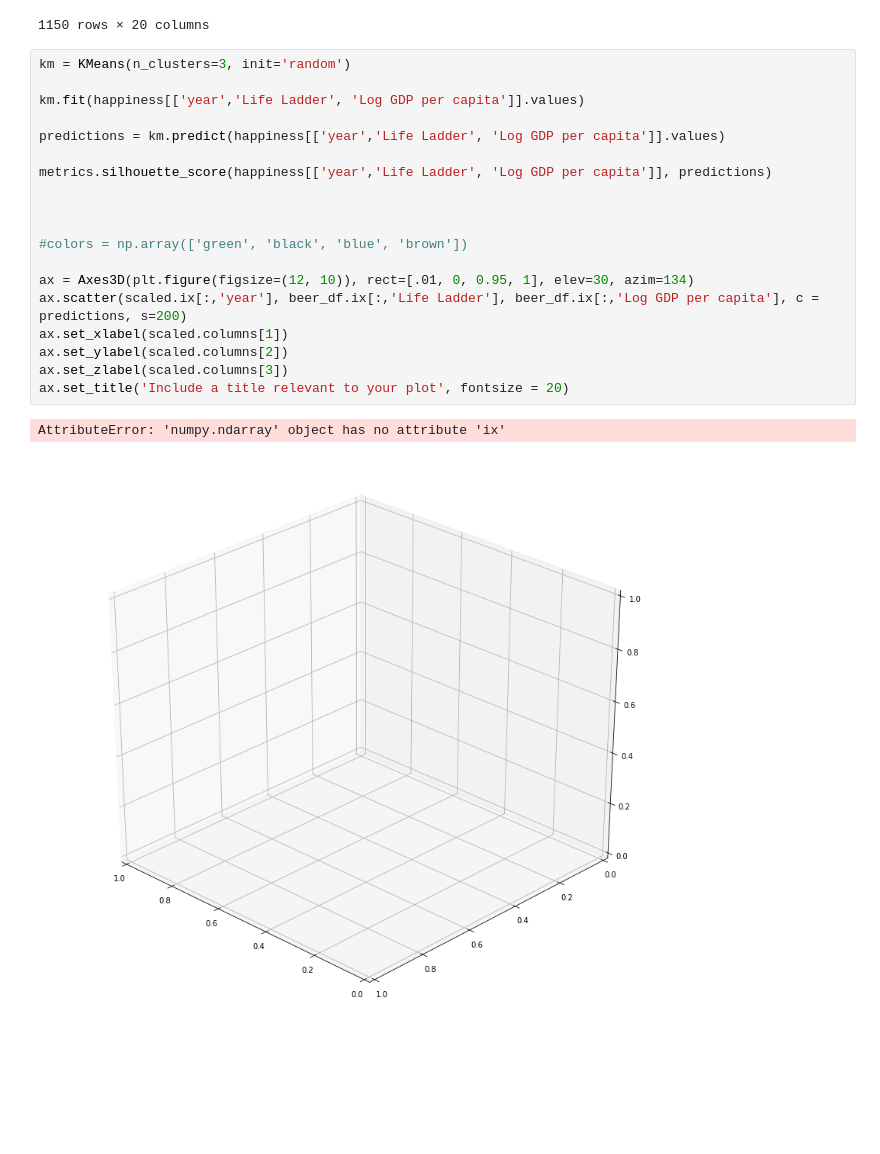
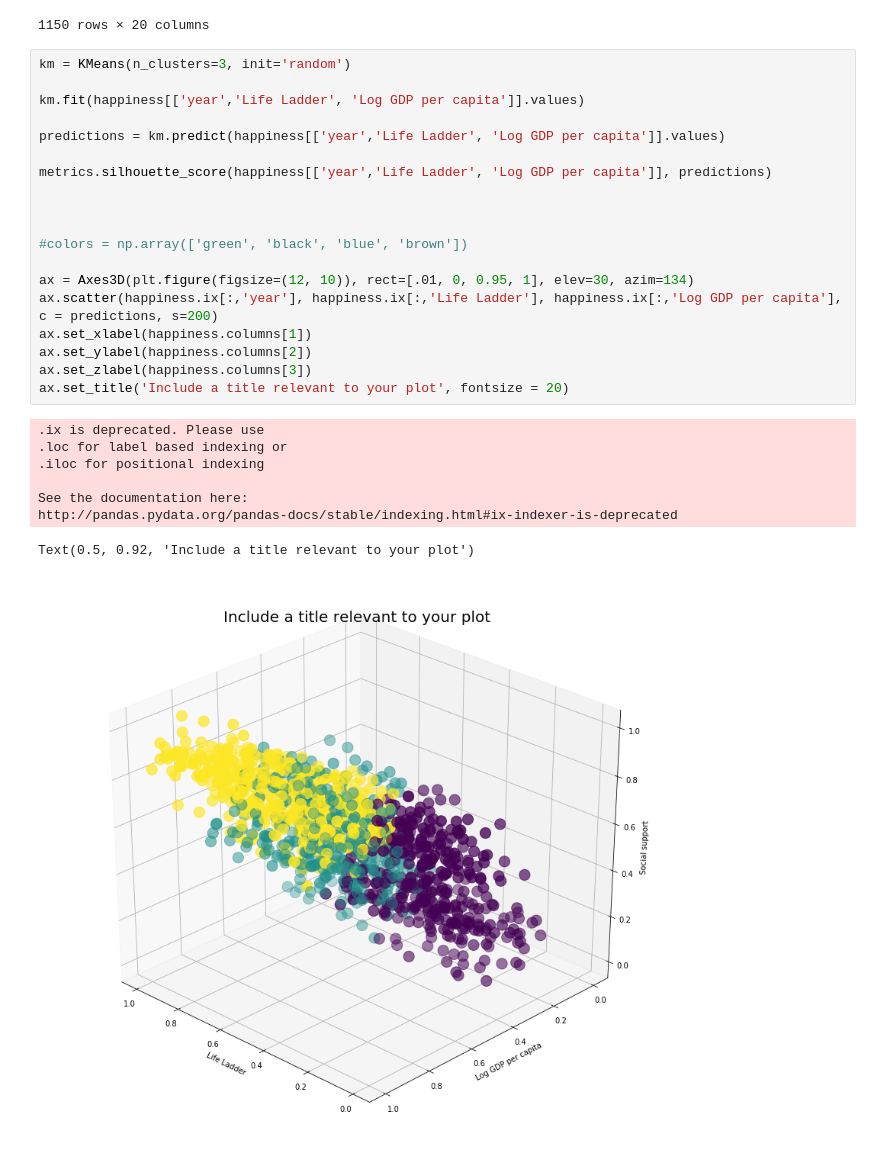
Before and after one commit to Mooophy/158222, a Jupyter notebook: as3/As3.ipynb, the cells around one changed output. Cells and saved outputs as stored; diff of their text form; blank space fills up the shorter version.

```diff
--- a/as3/As3.ipynb
+++ b/as3/As3.ipynb
@@ -139,22 +139,28 @@ happiness
 # %%
 km = KMeans(n_clusters=3, init='random')
 
 km.fit(happiness[['year','Life Ladder', 'Log GDP per capita']].values)
 
 predictions = km.predict(happiness[['year','Life Ladder', 'Log GDP per capita']].values)
 
 metrics.silhouette_score(happiness[['year','Life Ladder', 'Log GDP per capita']], predictions)
 
 
 
 #colors = np.array(['green', 'black', 'blue', 'brown'])
 
 ax = Axes3D(plt.figure(figsize=(12, 10)), rect=[.01, 0, 0.95, 1], elev=30, azim=134)
-ax.scatter(scaled.ix[:,'year'], beer_df.ix[:,'Life Ladder'], beer_df.ix[:,'Log GDP per capita'], c = predictions, s=200)
-ax.set_xlabel(scaled.columns[1])
-ax.set_ylabel(scaled.columns[2])
-ax.set_zlabel(scaled.columns[3])
+ax.scatter(happiness.ix[:,'year'], happiness.ix[:,'Life Ladder'], happiness.ix[:,'Log GDP per capita'], c = predictions, s=200)
+ax.set_xlabel(happiness.columns[1])
+ax.set_ylabel(happiness.columns[2])
+ax.set_zlabel(happiness.columns[3])
 ax.set_title('Include a title relevant to your plot', fontsize = 20)
 # %% [output]
-AttributeError: 'numpy.ndarray' object has no attribute 'ix'
+.ix is deprecated. Please use
+.loc for label based indexing or
+.iloc for positional indexing
+
+See the documentation here:
+http://pandas.pydata.org/pandas-docs/stable/indexing.html#ix-indexer-is-deprecated
+Text(0.5, 0.92, 'Include a title relevant to your plot')
-[figure, old version]
+[figure, new version]
```
